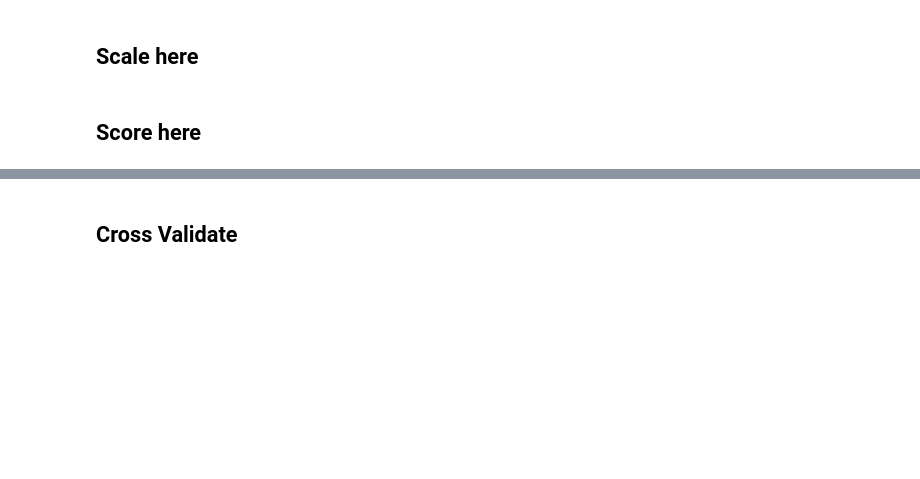
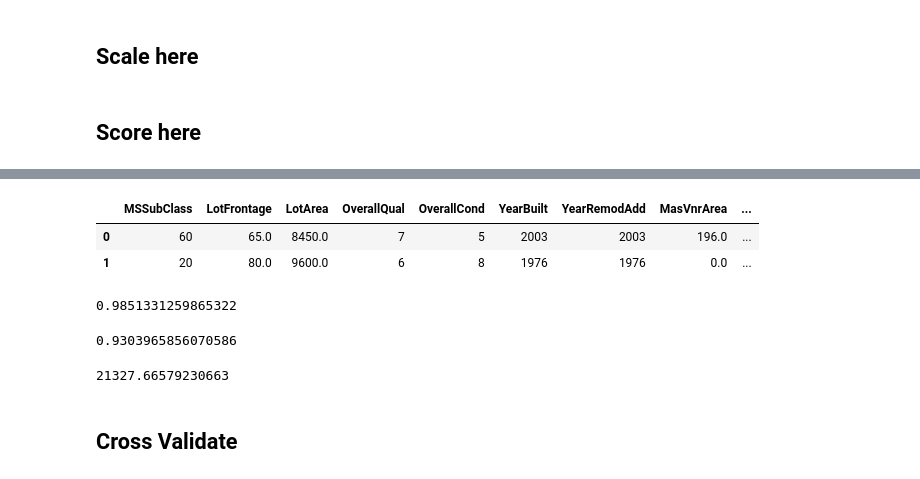
Before and after one commit to ChrisJtron/Ames_Iowa_Predictions, a Jupyter notebook: Kaggle_Housing_Prices/Random_Forest2-Copy3.ipynb, the cells around one changed output, grey strips where cells are left out. Cells and saved outputs as stored; diff of their text form; code cells hidden in the pictures; blank space fills up the shorter version.

```diff
--- a/Kaggle_Housing_Prices/Random_Forest2-Copy3.ipynb
+++ b/Kaggle_Housing_Prices/Random_Forest2-Copy3.ipynb
@@ -953,14 +933,0 @@ corr_df.reset_index().head()
-# %%
-## Turn into a list to loop through
-drop_list=corr_df.loc[(corr_df['SalePrice']<0.22) & (corr_df['SalePrice']> -0.22)]
-
-drop_list.reset_index(inplace=True)
-drop_list['index']
-
-cols=drop_list['index'].tolist()
-cols[:5]
-
-simple_df=clean_binary.copy()
-
-for each in cols:
-    simple_df.drop(each, axis=1, inplace=True)
@@ -1095,0 +1096,3 @@ O2_forest_rmse
+# %%
+corr_matrix3=integerOnlyDF.corr()
+corr_matrix3['SalePrice'].sort_values(ascending=False)
@@ -1095,0 +1117,4 @@ O2_forest_rmse
+# %%
+corr_list3=corr_matrix3['SalePrice'].sort_values(ascending=False)
+corr_df3=pd.DataFrame(corr_list3)
+corr_df3.reset_index().head()
@@ -1095,0 +1128,22 @@ O2_forest_rmse
+# %%
+## Turn into a list to loop through
+drop_list3=corr_df3.loc[(corr_df3['SalePrice']<0.08) & (corr_df3['SalePrice']> -0.08)]
+
+drop_list3.reset_index(inplace=True)
+drop_list3['index']
+
+cols3=drop_list3['index'].tolist()
+#cols3[:5]
+
+## try dropping columns with < .05 R2value
+
+intOnlyReduced=integerOnlyDF.copy()
+
+for each in cols3:
+    intOnlyReduced.drop(each, axis=1, inplace=True)
+
+intOnlyReduced.head(2)
+# %% [output]
+|  | MSSubClass | LotFrontage | LotArea | OverallQual | OverallCond | YearBuilt | YearRemodAdd | MasVnrArea | ... |
+| 0 | 60 | 65.0 | 8450.0 | 7 | 5 | 2003 | 2003 | 196.0 | ... |
+| 1 | 20 | 80.0 | 9600.0 | 6 | 8 | 1976 | 1976 | 0.0 | ... |
@@ -1096,3 +1161,22 @@ O2_forest_rmse
+# %%
+forest3=RandomForestRegressor()
+
+forest3.fit(XR_train, yR_train)
+forest3.score(XR_train, yR_train)
+# %% [output]
+0.9851331259865322
+# %%
+forest3.score(XR_val, yR_val)
+# %% [output]
+0.9303965856070586
+# %%
+forest3_predictions=forest3.predict(XR_val)
+
+forest3_mse= mean_squared_error(yR_val, forest3_predictions)
+forest3_rmse=np.sqrt(forest3_mse)
+forest3_rmse
+# %% [output]
+21327.66579230663
 # %% [markdown]
 ## Cross Validate
 # %%
```
Also changed, not shown: parts of 38 cells of this notebook.
